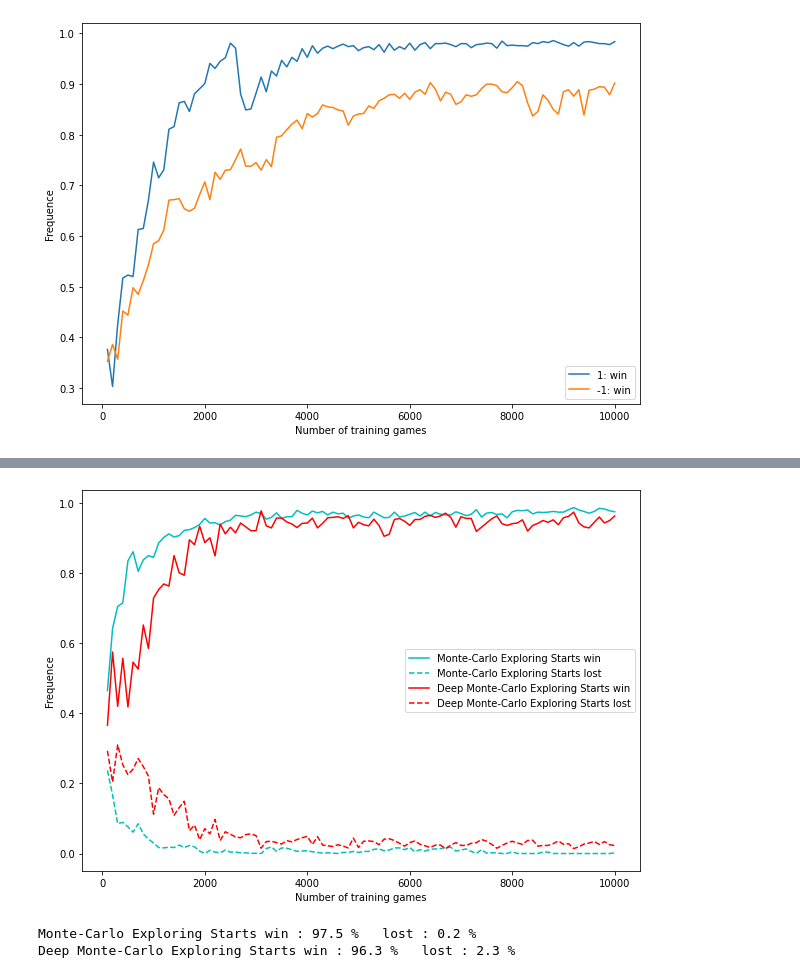
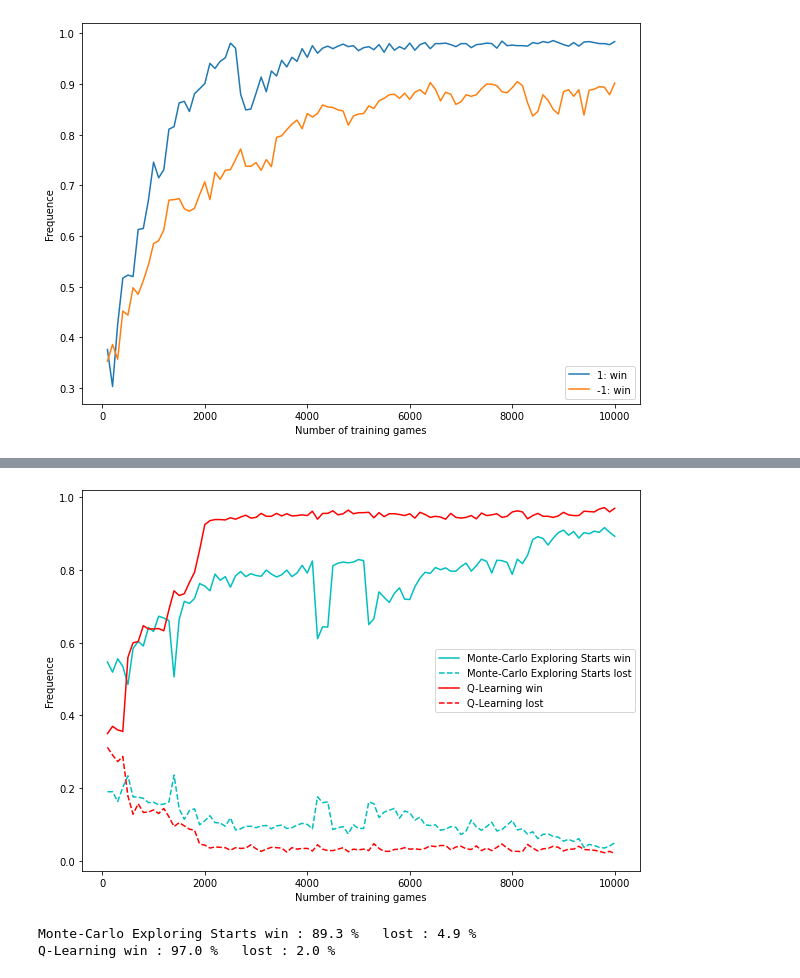
Before and after one commit to AMasquelier/Reinforcement-Learning, a Jupyter notebook: Tests.ipynb, the cells around one changed output, grey strips where cells are left out. Drawn from its saved outputs; the diff is of its cells as text; code cells hidden in the pictures.

```diff
--- a/Tests.ipynb
+++ b/Tests.ipynb
@@ -53,7 +61,7 @@ Monte-Carlo prediction win : 98.2 %   lost : 0.0 %
 # %%
 game = TicTacToe()
-compare_learning_curve(game, MCES(game), DeepMCES(game), n=10000, n_games=1000)
+compare_learning_curve(game, MCES(game), QLearning(game, alpha=0.5), n=10000, n_games=1000, epsilon=0.01)
 # %% [output]
-[figure, old version]
+[figure, new version]
-Monte-Carlo Exploring Starts win : 97.5 %   lost : 0.2 %
-Deep Monte-Carlo Exploring Starts win : 96.3 %   lost : 2.3 %
+Monte-Carlo Exploring Starts win : 89.3 %   lost : 4.9 %
+Q-Learning win : 97.0 %   lost : 2.0 %
```
Also changed, not shown: parts of 11 cells of this notebook, 2 other files.
